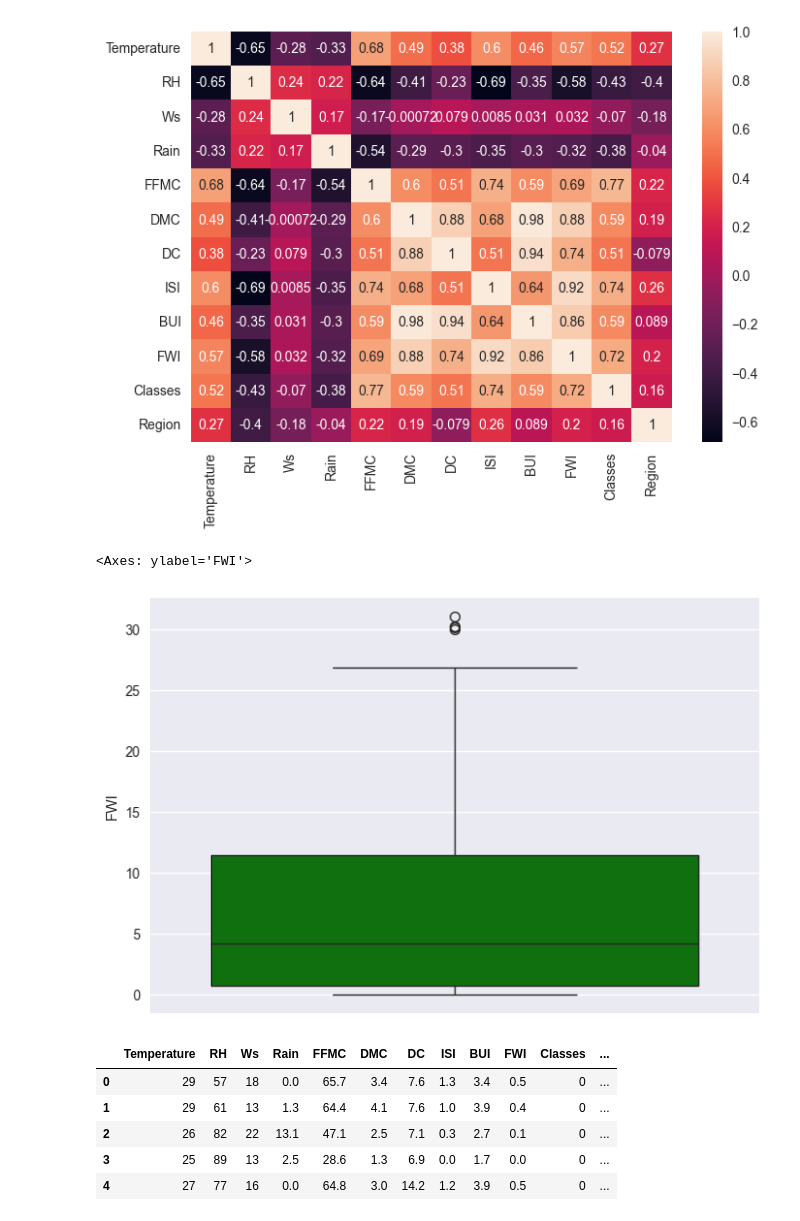
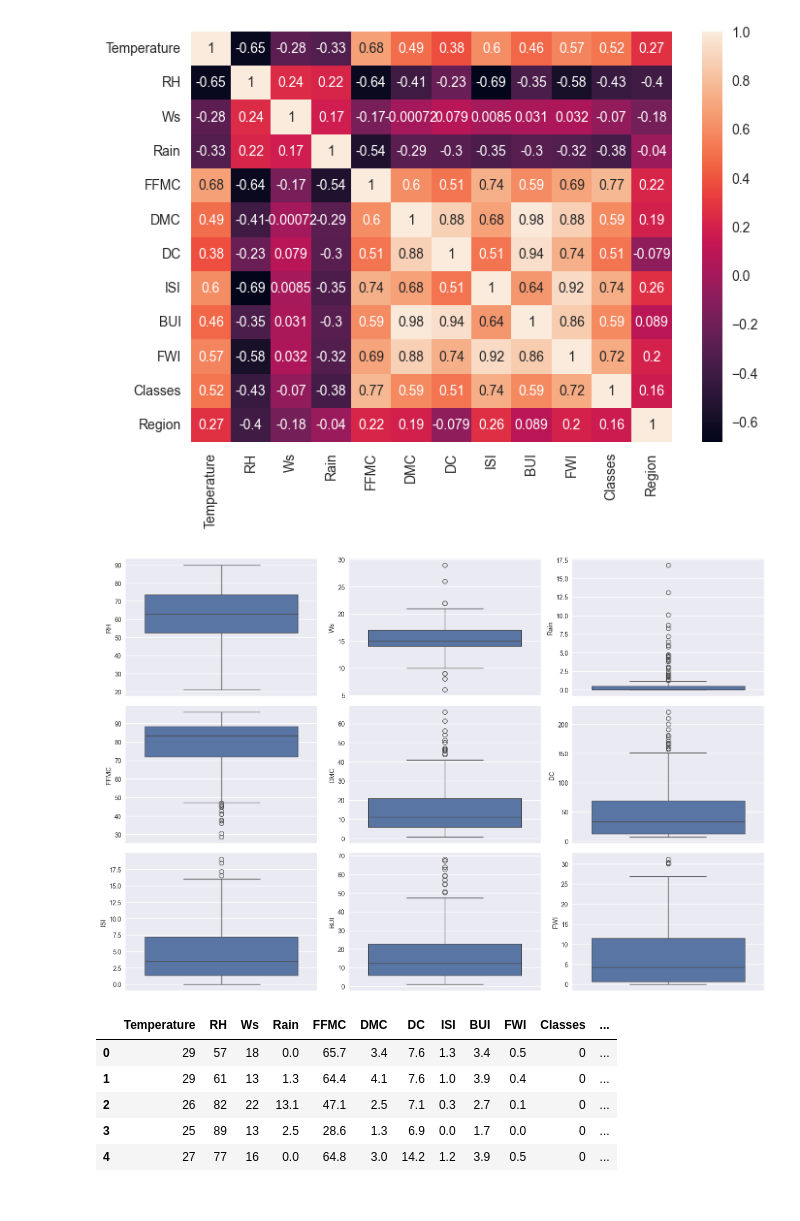
Before and after one commit to AdityaGupta-debug/MiniProject-Algerian-Forest-Fire-prediction-using-Linear-Ridge-and-Lasso-regression, a Jupyter notebook: project.ipynb, the cells around one changed output. Drawn from its saved outputs; the diff is of its cells as text; code cells hidden in the pictures.

```diff
--- a/project.ipynb
+++ b/project.ipynb
@@ -381,7 +381,10 @@ df.tail()
 | 241 | 24 | 54 | 18 | 0.1 | 79.7 | 4.3 | 15.2 | 1.7 | 5.1 | 0.7 | 0 | ... |
 | 242 | 24 | 64 | 15 | 0.2 | 67.3 | 3.8 | 16.5 | 1.2 | 4.8 | 0.5 | 0 | ... |
 # %%
-plt.style.use('seaborn-v0_8')
-df.hist(bins =50, figsize=(20,15))
-plt.show()
+plt.figure(figsize=(15,10))
+for i,column in enumerate(['RH', 'Ws', 'Rain', 'FFMC', 'DMC', 'DC', 'ISI', 'BUI', 'FWI']):
+    plt.subplot(3,3 ,i+1)
+    sns.histplot(df[column])
+
+plt.tight_layout()
 # %% [output]
@@ -418,10 +421,14 @@ sns.heatmap(df.corr(), annot=True)
 <Axes: >
 [figure]
 # %%
-sns.boxplot(df['FWI'], color="g")
+plt.figure(figsize=(15,10))
+for i,column in enumerate(['RH', 'Ws', 'Rain', 'FFMC', 'DMC', 'DC', 'ISI', 'BUI', 'FWI']):
+    plt.subplot(3,3 ,i+1)
+    sns.boxplot(df[column])
+
+plt.tight_layout()
 # %% [output]
-<Axes: ylabel='FWI'>
-[figure, old version]
+[figure, new version]
 # %%
 df.head()
 # %% [output]
```
Also changed, not shown: parts of 37 cells of this notebook, 5 other files.
